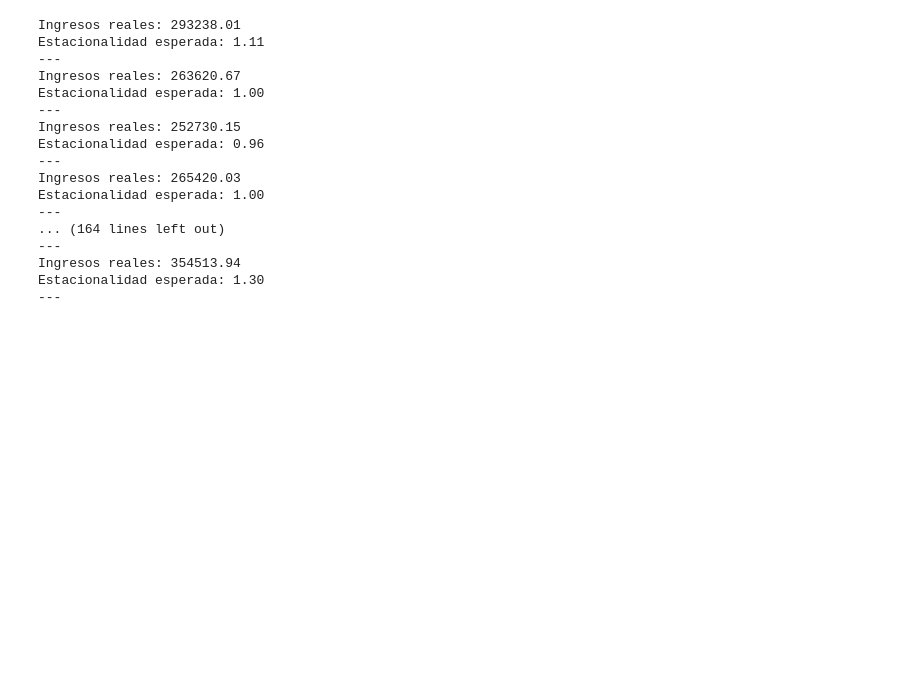
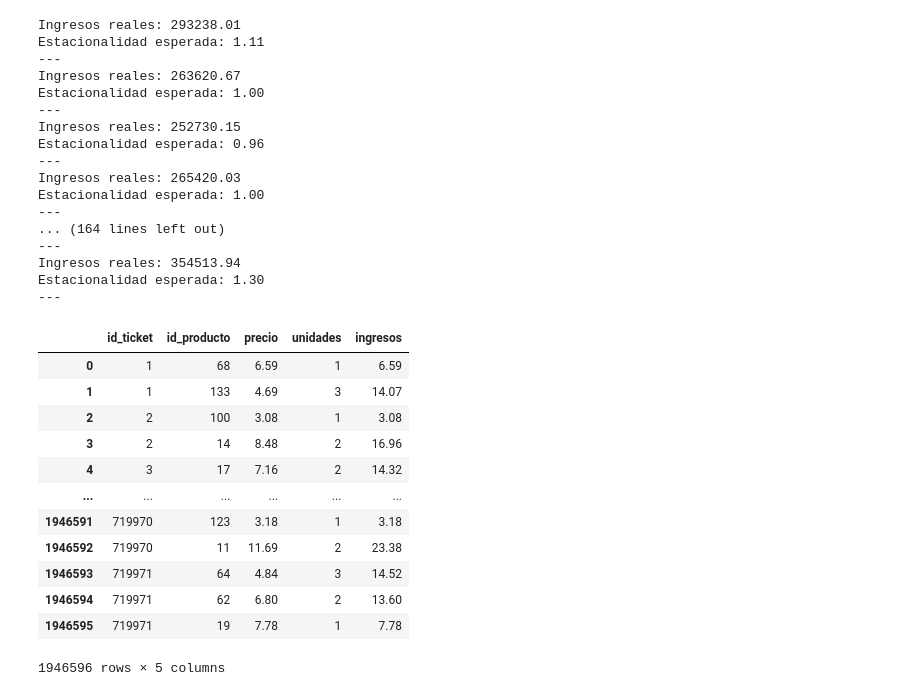
Before and after one commit to Lidiavf1912/analysis_burgerking, a Jupyter notebook: creacion_de_tablas.ipynb, the cells around one changed output. Saved outputs shown, nothing was run; the diff lists cells and outputs as text; code cells hidden in the pictures; blank space fills up the shorter version.

Commit message:
tablas concatenadas

```diff
--- a/creacion_de_tablas.ipynb
+++ b/creacion_de_tablas.ipynb
@@ -680,3 +700,21 @@ Estacionalidad esperada: 1.00
 Ingresos reales: 354513.94
 Estacionalidad esperada: 1.30
 ---
+# %%
+productos_totales=pd.concat(productos_mes_año.values(), ignore_index=True)
+# %%
+productos_totales
+# %% [output]
+|  | id_ticket | id_producto | precio | unidades | ingresos |
+| 0 | 1 | 68 | 6.59 | 1 | 6.59 |
+| 1 | 1 | 133 | 4.69 | 3 | 14.07 |
+| 2 | 2 | 100 | 3.08 | 1 | 3.08 |
+| 3 | 2 | 14 | 8.48 | 2 | 16.96 |
+| 4 | 3 | 17 | 7.16 | 2 | 14.32 |
+| ... | ... | ... | ... | ... | ... |
+| 1946591 | 719970 | 123 | 3.18 | 1 | 3.18 |
+| 1946592 | 719970 | 11 | 11.69 | 2 | 23.38 |
+| 1946593 | 719971 | 64 | 4.84 | 3 | 14.52 |
+| 1946594 | 719971 | 62 | 6.80 | 2 | 13.60 |
+| 1946595 | 719971 | 19 | 7.78 | 1 | 7.78 |
+1946596 rows × 5 columns
```
Also changed, not shown: parts of 3 cells of this notebook.
